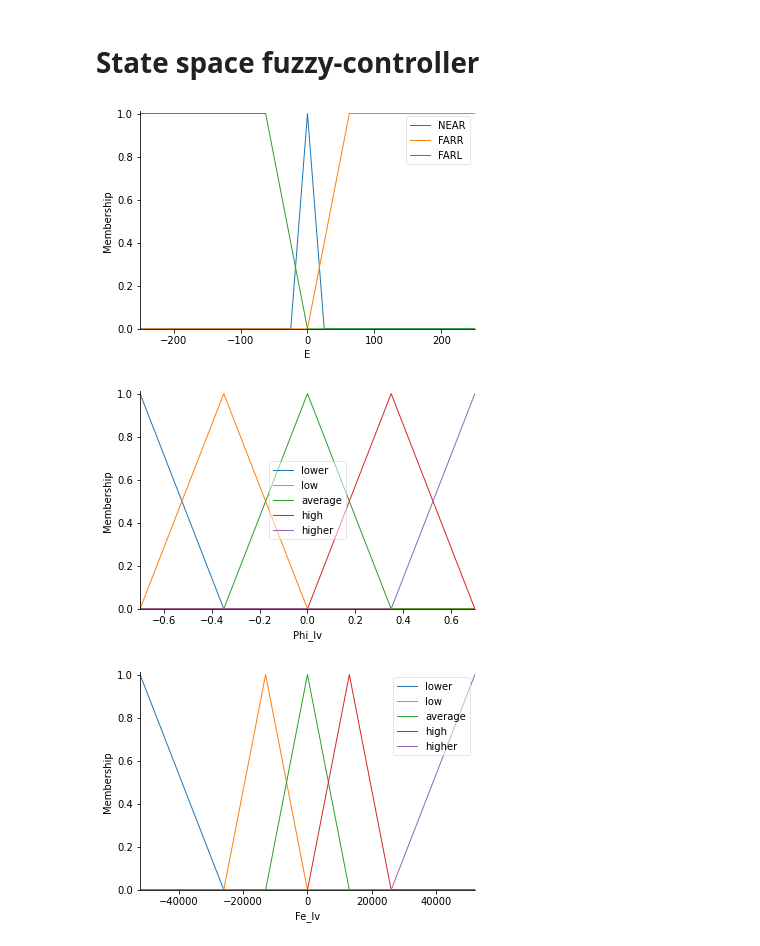
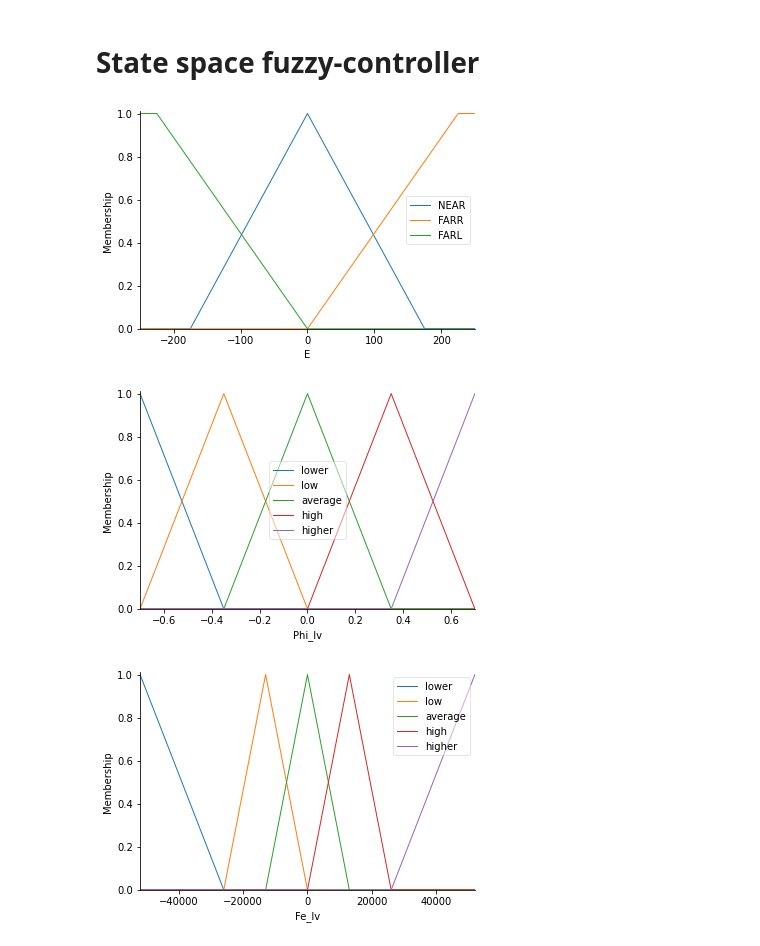
Before and after one commit to dvogureckiy99/Fuzzy, a Jupyter notebook: lab3.ipynb, the cells around one changed output. Cells and saved outputs as stored; diff of their text form; code cells hidden in the pictures.

```diff
--- a/lab3.ipynb
+++ b/lab3.ipynb
@@ -301,7 +301,7 @@ Fe_max=Fe_abs
 # New Antecedent/Consequent objects hold universe variables and
 # continues membership functions
 N=1e3 # count of point for the universe
-E_delta=0.1 # coefficient of reflaction x coordinate from x_zad in x_zad percentage
+E_delta=0.7 # coefficient of reflaction x coordinate from x_zad in x_zad percentage
 E = ctrl.Antecedent(np.linspace(-x_zad, x_zad, int(N+1)), 'E') # input in m with
 Phi_lv = ctrl.Antecedent(np.linspace(-40*math.pi/180, 40*math.pi/180, int(N+1)), 'Phi_lv') # in rad
 Fe_lv = ctrl.Consequent(np.linspace(Fe_min, Fe_max, int(N+1)), 'Fe_lv')
@@ -310,37 +310,37 @@ Fe_lv = ctrl.Consequent(np.linspace(Fe_min, Fe_max, int(N+1)), 'Fe_lv')
 # Pythonic API
 cuant = ['lower','low','average','high','higher']
 cuantE = ['NEAR','FARR','FARL']
-E[cuantE[0]] = fuzz.trimf(E.universe, [-E_delta*x_zad, 0, E_delta*x_zad])
-E[cuantE[1]] = fuzz.trapmf(E.universe, [0,x_zad*0.25,x_zad,x_zad])
-E[cuantE[2]] = fuzz.trapmf(E.universe, [-x_zad,-x_zad,-x_zad*0.25,0])
+E[cuantE[0]] = fuzz.trimf(E.universe, [-E_delta*x_zad,0, E_delta*x_zad])
+E[cuantE[1]] = fuzz.trapmf(E.universe, [0,x_zad*0.9,x_zad,x_zad])
+E[cuantE[2]] = fuzz.trapmf(E.universe, [-x_zad,-x_zad,-x_zad*0.9,0])
 Fe_lv[cuant[0]] = fuzz.trimf(Fe_lv.universe, [Fe_min,Fe_min,Fe_min*0.5])
 Fe_lv[cuant[1]] = fuzz.trimf(Fe_lv.universe, [Fe_min*0.5,Fe_min*0.25,0])
 Fe_lv[cuant[2]] = fuzz.trimf(Fe_lv.universe, [Fe_min*0.25,0,Fe_max*0.25])
 Fe_lv[cuant[3]] = fuzz.trimf(Fe_lv.universe, [0,Fe_max*0.25,Fe_max*0.5])
 Fe_lv[cuant[4]] = fuzz.trimf(Fe_lv.universe, [Fe_max*0.5,Fe_max,Fe_max])
 # Auto-membership function population
 Phi_lv.automf(5,'cuant')
 
 
 E.view()
 Phi_lv.view()
 Fe_lv.view()
 
 #создание базы правил нечеткой системы
 #Fuzzy rules
 rule1 = ctrl.Rule(Phi_lv[cuant[0]] & E[cuantE[0]] , Fe_lv[cuant[0]])
 rule2 = ctrl.Rule(Phi_lv[cuant[1]] & E[cuantE[0]], Fe_lv[cuant[0]])
 rule3 = ctrl.Rule(Phi_lv[cuant[2]] & E[cuantE[0]], Fe_lv[cuant[2]])
 rule4 = ctrl.Rule(Phi_lv[cuant[3]] & E[cuantE[0]], Fe_lv[cuant[4]])
 rule5 = ctrl.Rule(Phi_lv[cuant[4]] & E[cuantE[0]], Fe_lv[cuant[4]])
 rule6 = ctrl.Rule(E[cuantE[1]], Fe_lv[cuant[4]])
 rule7 = ctrl.Rule(E[cuantE[2]], Fe_lv[cuant[0]])
 
 #Control System Creation
 sys_ctrl = ctrl.ControlSystem([rule1, rule2, rule3, rule4 , rule5, rule6, rule7])
 sys_sim = ctrl.ControlSystemSimulation(sys_ctrl)
 # %% [output]
-[figure, old version]
+[figure, new version]
 [figure]
 [figure]
 # %%
```
Also changed, not shown: parts of 4 cells of this notebook.
